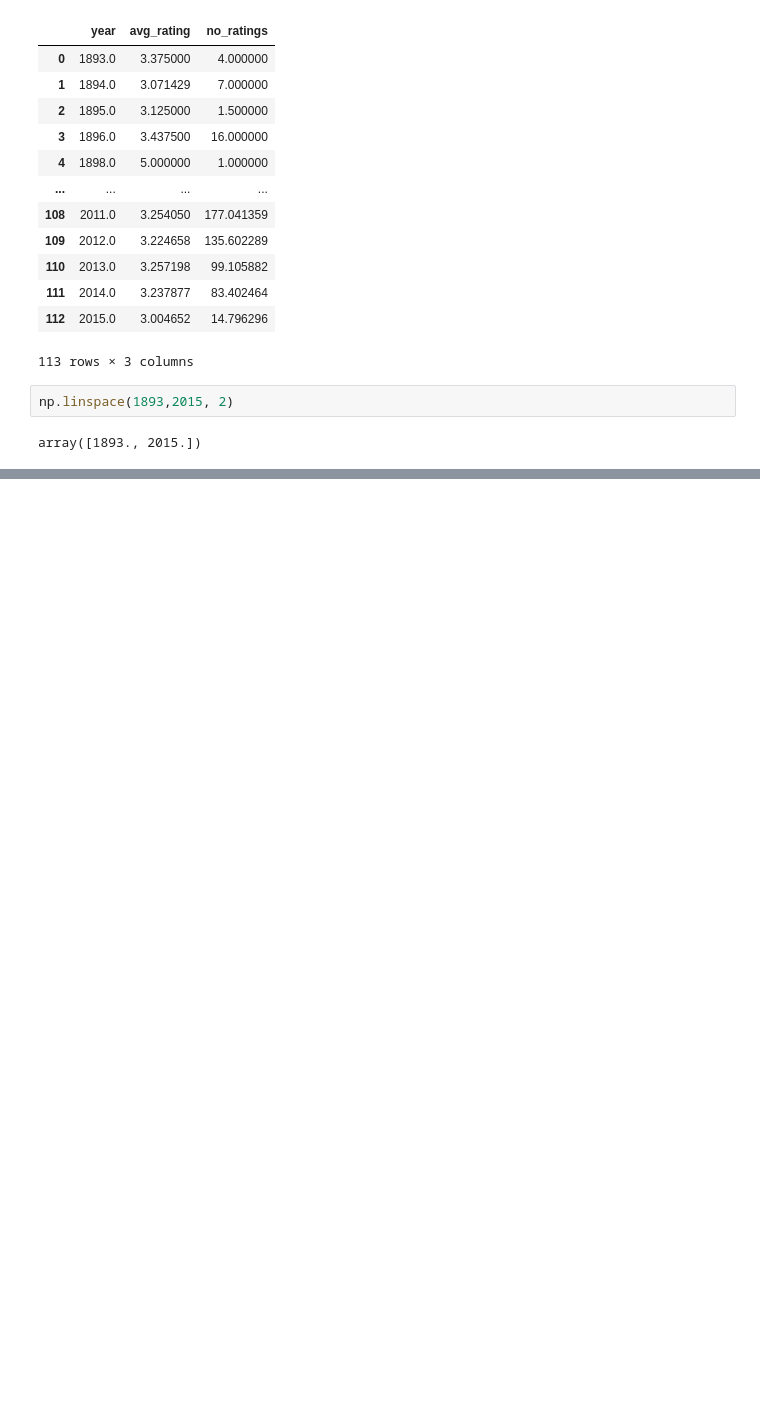
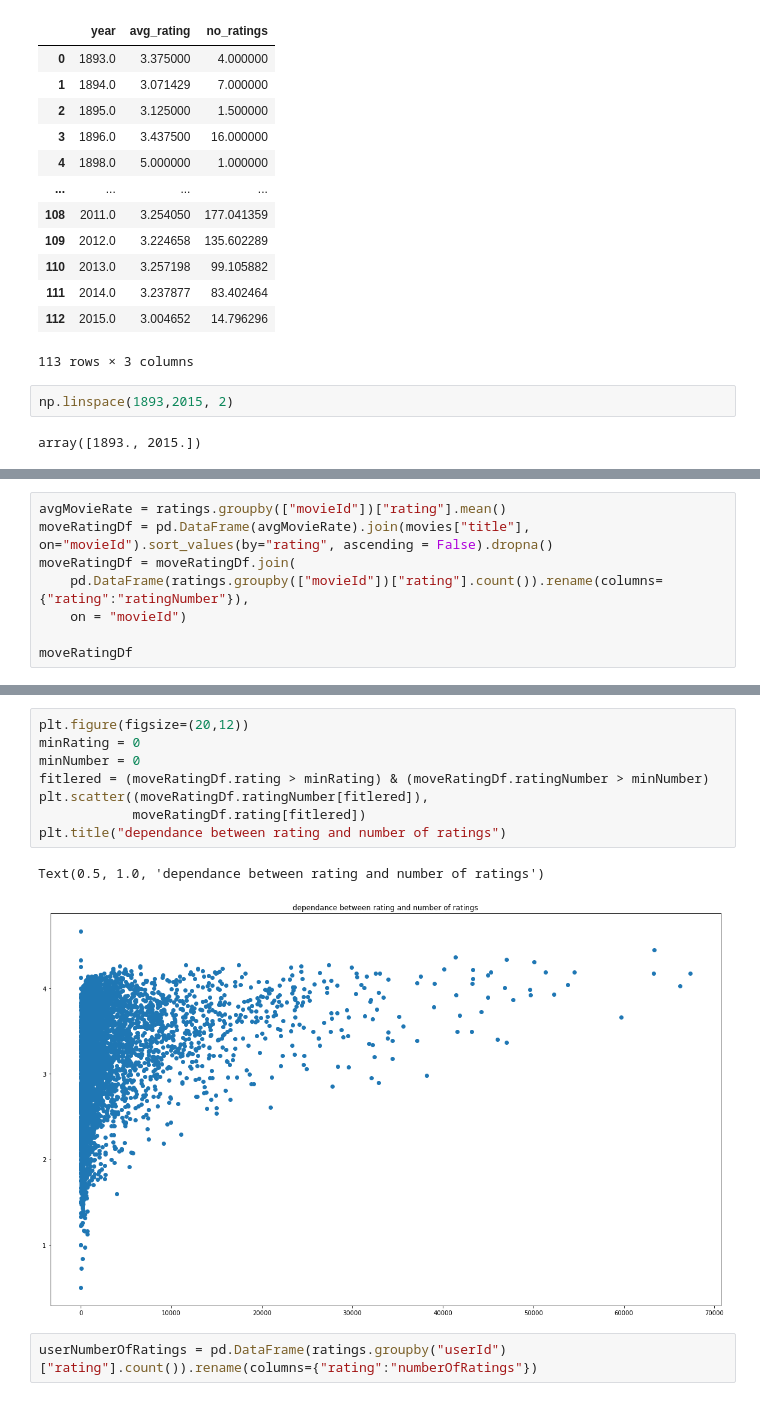
Before and after one commit to thegunner157/Lipin_RS_Project, a Jupyter notebook: MV20.ipynb, the cells around one changed output, grey strips where cells are left out. Drawn from its saved outputs; the diff is of its cells as text; blank space fills up the shorter version.

```diff
--- a/MV20.ipynb
+++ b/MV20.ipynb
@@ -527,0 +552,8 @@ array([1893., 2015.])
+# %%
+avgMovieRate = ratings.groupby(["movieId"])["rating"].mean()
+moveRatingDf = pd.DataFrame(avgMovieRate).join(movies["title"], on="movieId").sort_values(by="rating", ascending = False).dropna()
+moveRatingDf = moveRatingDf.join(
+    pd.DataFrame(ratings.groupby(["movieId"])["rating"].count()).rename(columns={"rating":"ratingNumber"}),
+    on = "movieId")
+
+moveRatingDf
@@ -528 +575,14 @@ array([1893., 2015.])
+# %%
+plt.figure(figsize=(20,12))
+minRating = 0
+minNumber = 0
+fitlered = (moveRatingDf.rating > minRating) & (moveRatingDf.ratingNumber > minNumber)
+plt.scatter((moveRatingDf.ratingNumber[fitlered]),
+            moveRatingDf.rating[fitlered])
+plt.title("dependance between rating and number of ratings")
+# %% [output]
+Text(0.5, 1.0, 'dependance between rating and number of ratings')
+[figure, added]
+# %%
+userNumberOfRatings = pd.DataFrame(ratings.groupby("userId")["rating"].count()).rename(columns={"rating":"numberOfRatings"})
 # %%
```
Also changed, not shown: parts of 11 cells of this notebook.
